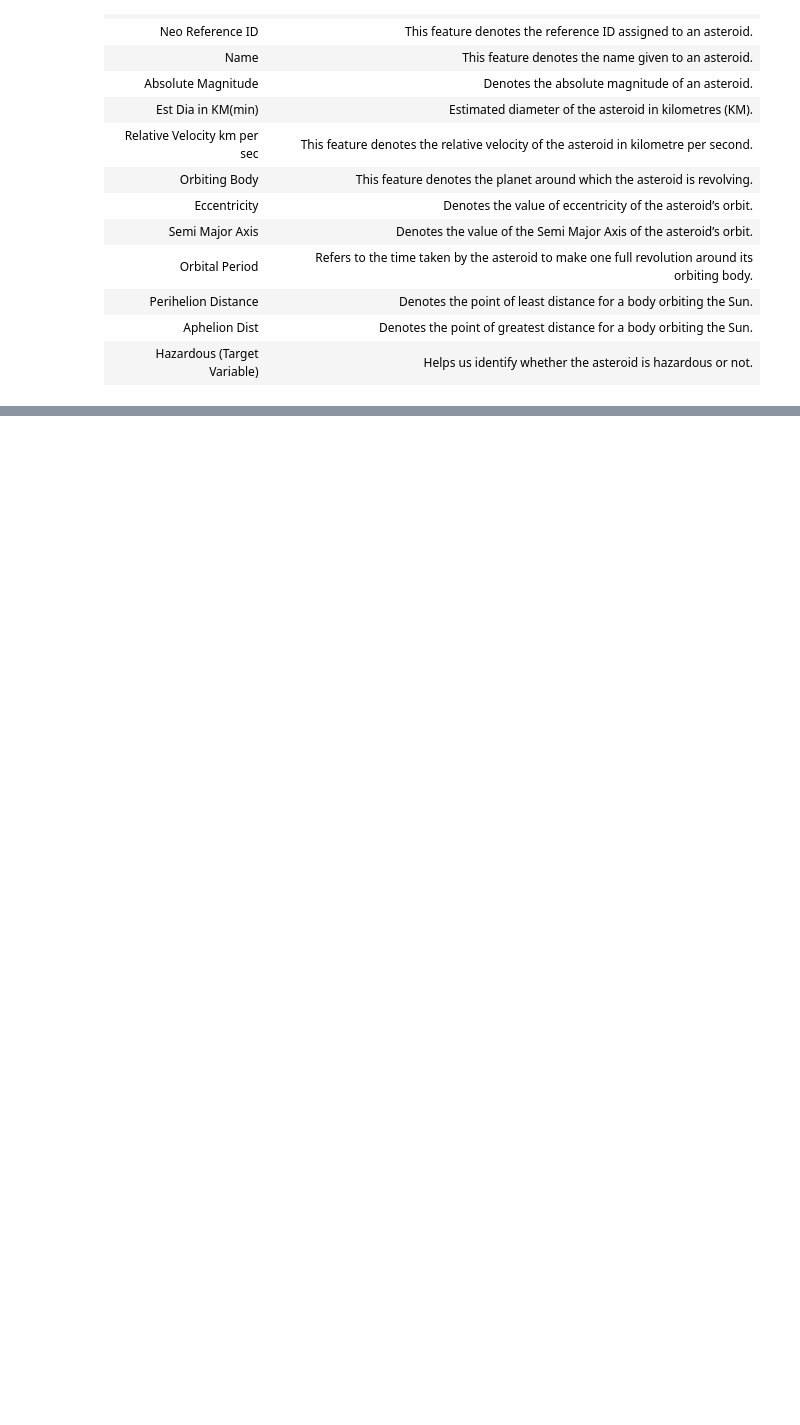
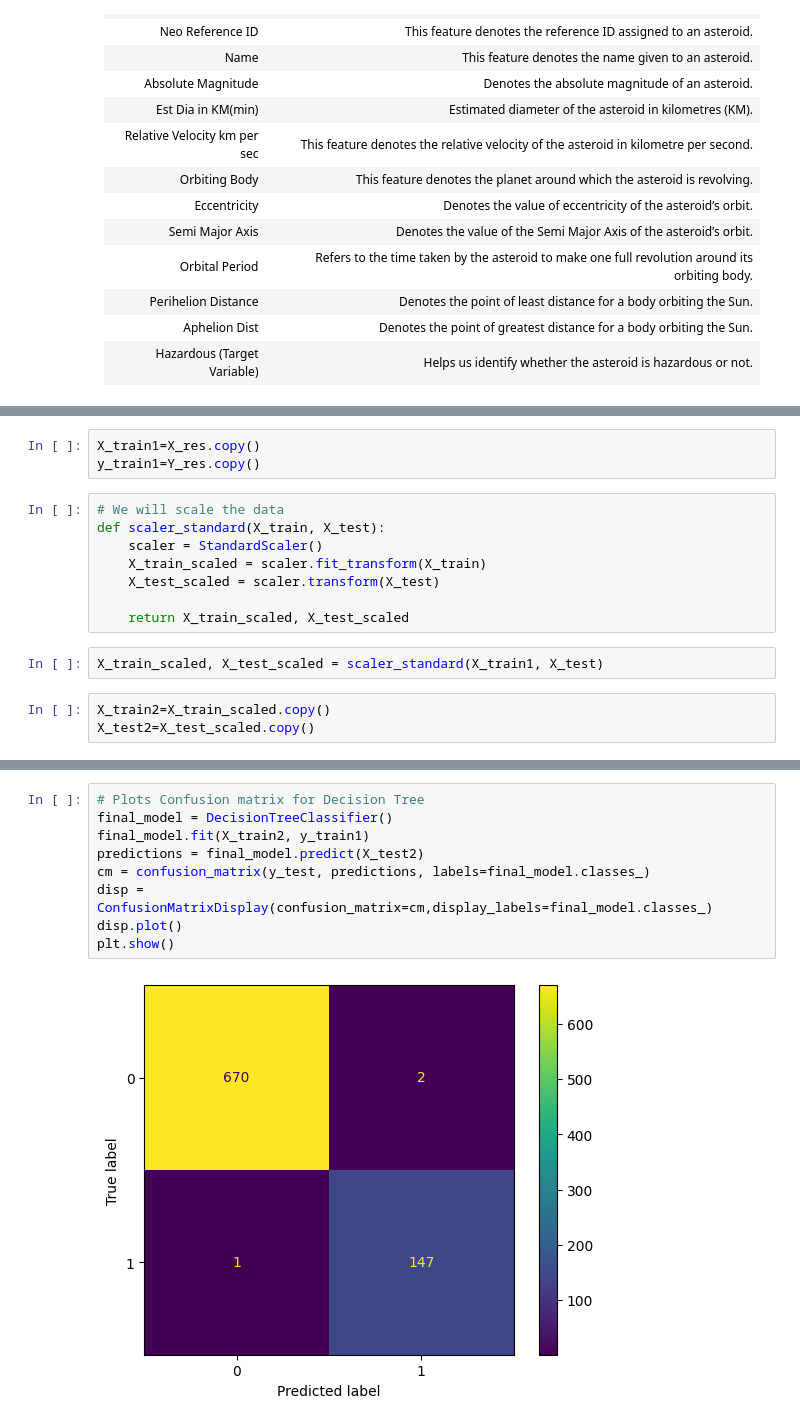
Before and after one commit to pranshuchaurasia/Machine-Learning-Algorithms, a Jupyter notebook: Supervised Algorithms/Classification/Meteorite Threat Identification/ Meteorite Threat Identification.ipynb, the cells around one changed output, grey strips where cells are left out. Drawn from its saved outputs; the diff is of its cells as text; blank space fills up the shorter version.

```diff
--- a/Supervised Algorithms/Classification/Meteorite Threat Identification/ Meteorite Threat Identification.ipynb
+++ b/Supervised Algorithms/Classification/Meteorite Threat Identification/ Meteorite Threat Identification.ipynb
@@ -106,0 +277,16 @@ df.sample(10)
+# %%
+X_train1=X_res.copy()
+y_train1=Y_res.copy()
+# %%
+# We will scale the data
+def scaler_standard(X_train, X_test):
+    scaler = StandardScaler()
+    X_train_scaled = scaler.fit_transform(X_train)
+    X_test_scaled = scaler.transform(X_test)
+
+    return X_train_scaled, X_test_scaled
+# %%
+X_train_scaled, X_test_scaled = scaler_standard(X_train1, X_test)
+# %%
+X_train2=X_train_scaled.copy()
+X_test2=X_test_scaled.copy()
@@ -106,0 +395,11 @@ df.sample(10)
+# %%
+# Plots Confusion matrix for Decision Tree
+final_model = DecisionTreeClassifier()
+final_model.fit(X_train2, y_train1)
+predictions = final_model.predict(X_test2)
+cm = confusion_matrix(y_test, predictions, labels=final_model.classes_)
+disp = ConfusionMatrixDisplay(confusion_matrix=cm,display_labels=final_model.classes_)
+disp.plot()
+plt.show()
+# %% [output]
+[figure, added]
```
Also changed, not shown: parts of 33 cells of this notebook.
